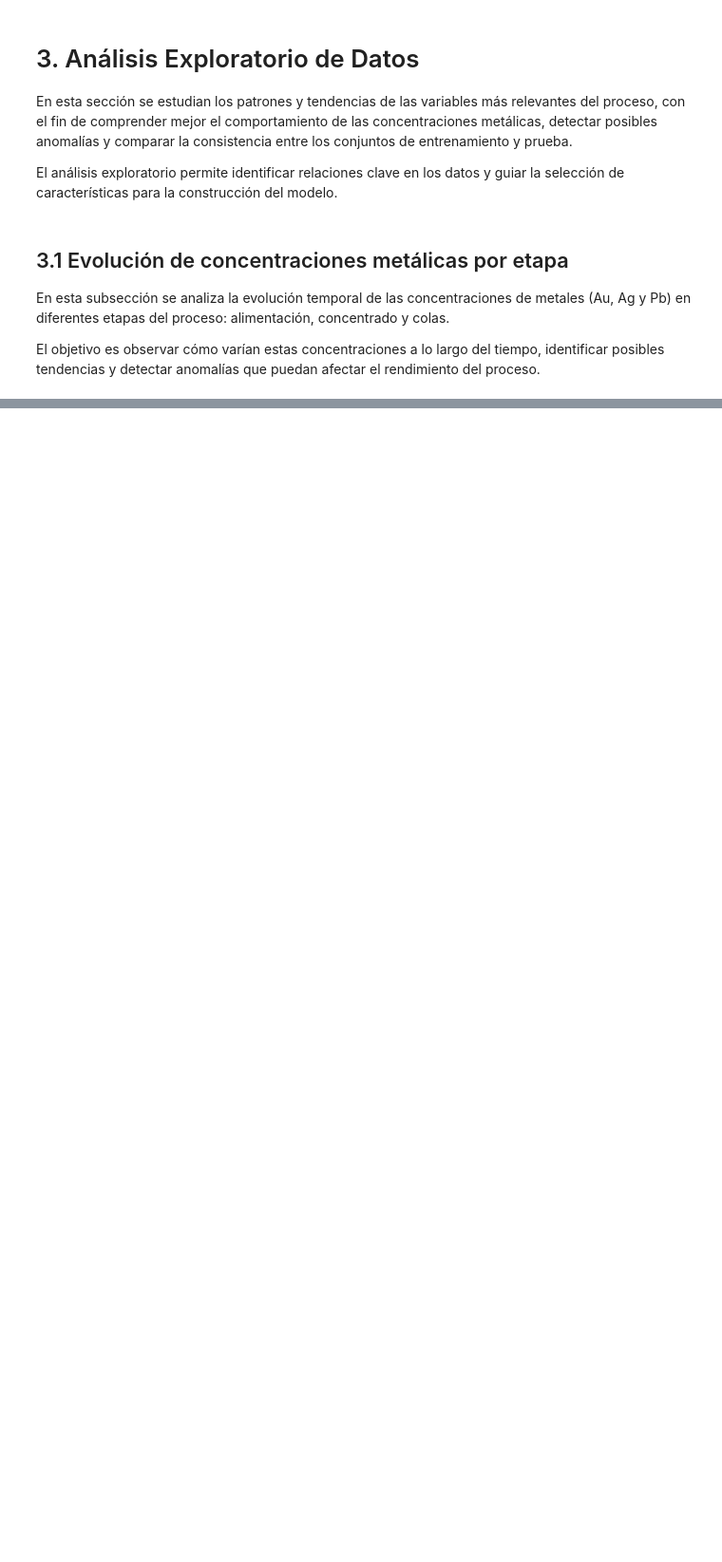
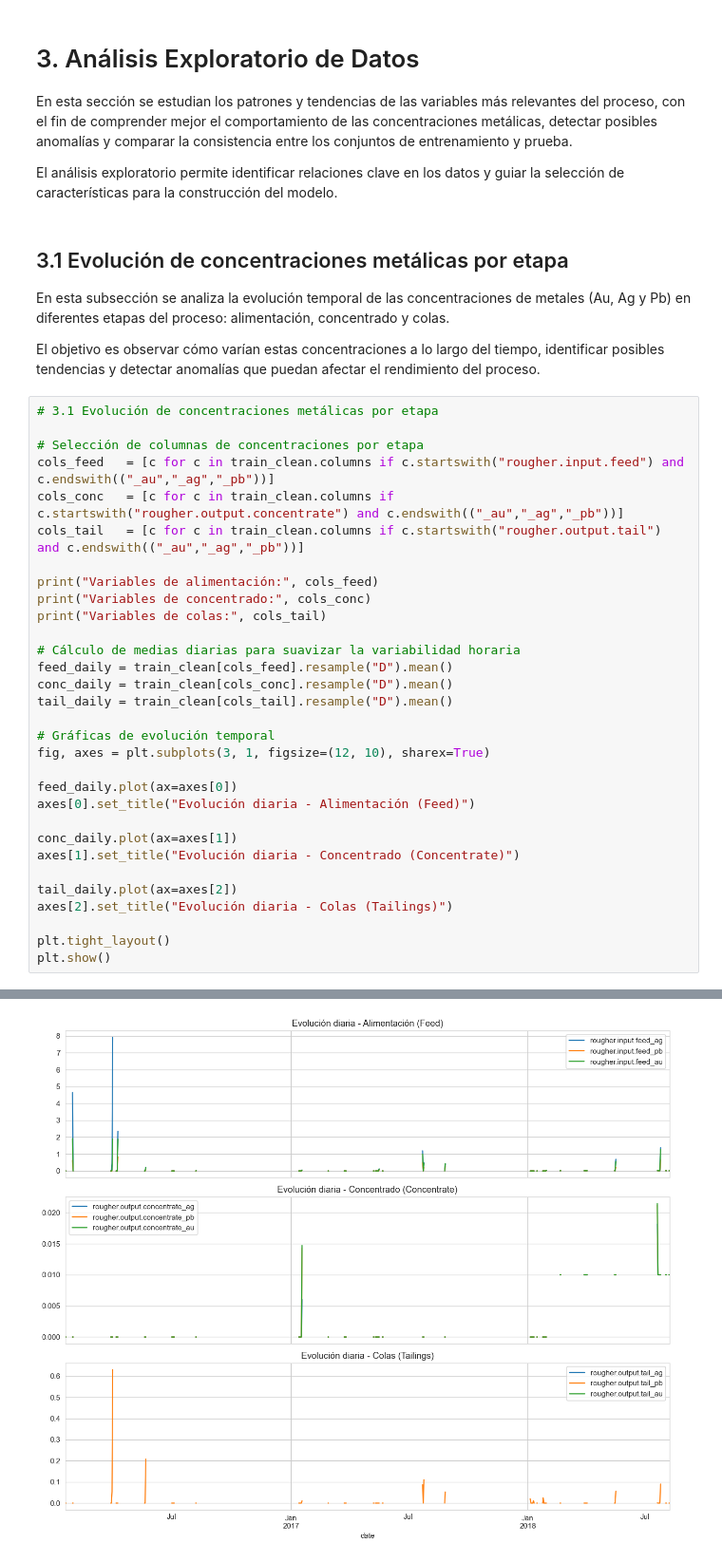
Before and after one commit to cjhirashi/proyecto-sprint-12, a Jupyter notebook: notebooks/gold_recovery_analysis.ipynb, the cells around one changed output, grey strips where cells are left out. Shown: that part at 95% size. Cells and saved outputs as stored; diff of their text form; blank space fills up the shorter version.

```diff
--- a/notebooks/gold_recovery_analysis.ipynb
+++ b/notebooks/gold_recovery_analysis.ipynb
@@ -439,3 +439,35 @@ En esta subsección se analiza la evolución temporal de las concentraciones de
 
 El objetivo es observar cómo varían estas concentraciones a lo largo del tiempo,
 identificar posibles tendencias y detectar anomalías que puedan afectar el rendimiento del proceso.
+# %%
+# 3.1 Evolución de concentraciones metálicas por etapa
+
+# Selección de columnas de concentraciones por etapa
+cols_feed   = [c for c in train_clean.columns if c.startswith("rougher.input.feed") and c.endswith(("_au","_ag","_pb"))]
+cols_conc   = [c for c in train_clean.columns if c.startswith("rougher.output.concentrate") and c.endswith(("_au","_ag","_pb"))]
+cols_tail   = [c for c in train_clean.columns if c.startswith("rougher.output.tail") and c.endswith(("_au","_ag","_pb"))]
+
+print("Variables de alimentación:", cols_feed)
+print("Variables de concentrado:", cols_conc)
+print("Variables de colas:", cols_tail)
+
+# Cálculo de medias diarias para suavizar la variabilidad horaria
+feed_daily = train_clean[cols_feed].resample("D").mean()
+conc_daily = train_clean[cols_conc].resample("D").mean()
+tail_daily = train_clean[cols_tail].resample("D").mean()
+
+# Gráficas de evolución temporal
+fig, axes = plt.subplots(3, 1, figsize=(12, 10), sharex=True)
+
+feed_daily.plot(ax=axes[0])
+axes[0].set_title("Evolución diaria - Alimentación (Feed)")
+
+conc_daily.plot(ax=axes[1])
+axes[1].set_title("Evolución diaria - Concentrado (Concentrate)")
+
+tail_daily.plot(ax=axes[2])
+axes[2].set_title("Evolución diaria - Colas (Tailings)")
+
+plt.tight_layout()
+plt.show()
+# %% [output]
@@ -441,0 +477 @@ identificar posibles tendencias y detectar anomalías que puedan afectar el rend
+[figure, added]
```
Also changed, not shown: parts of 8 cells of this notebook.
